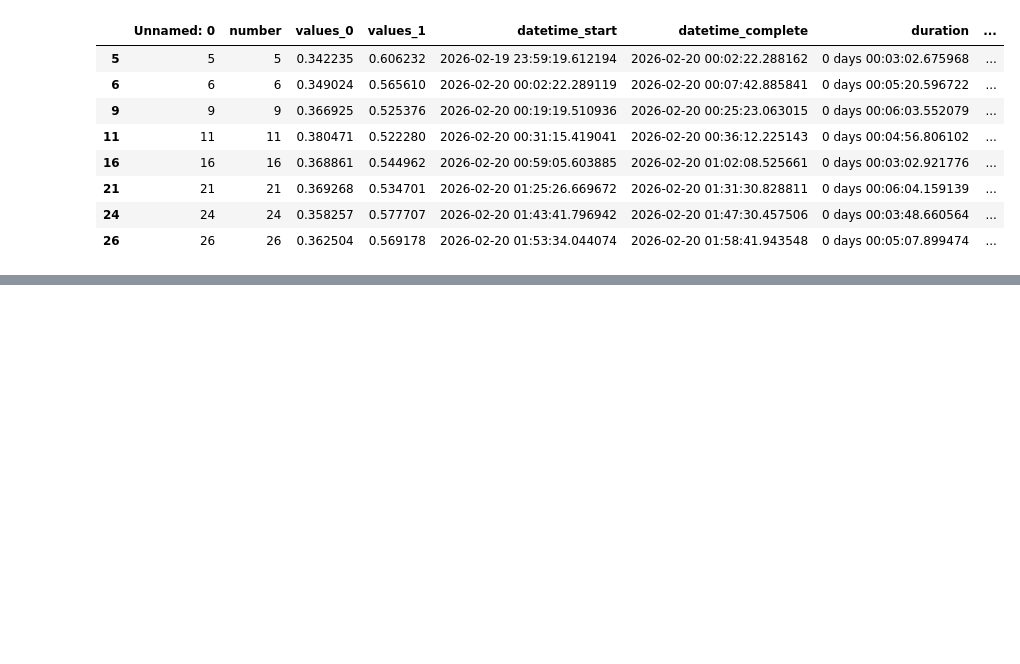
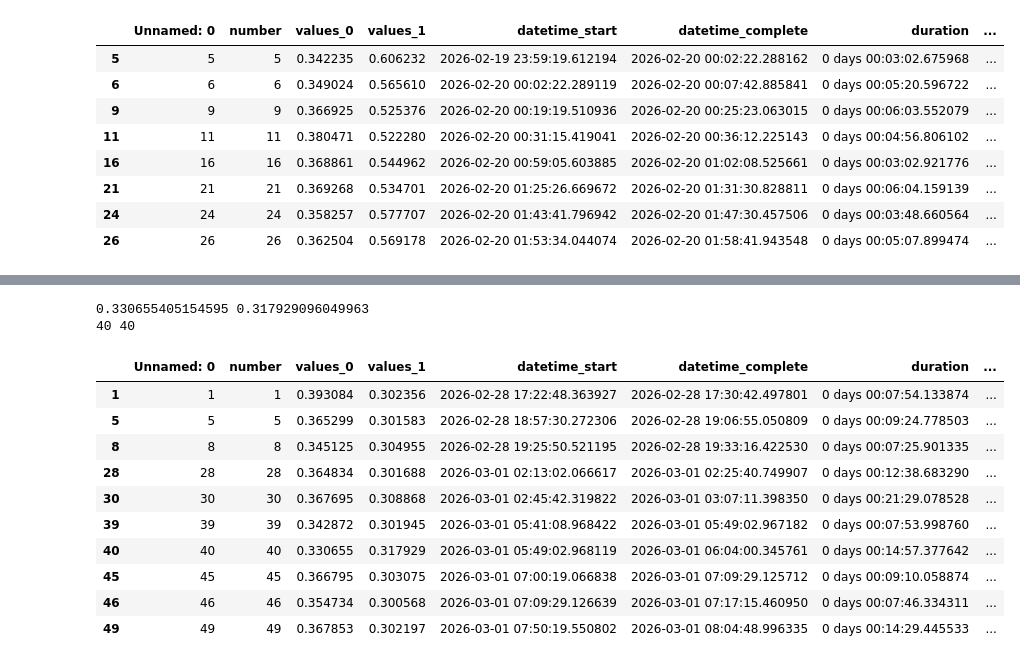
Before and after one commit to mawaskow/polianna_work, a Jupyter notebook: hyptuning.ipynb, the cells around one changed output, grey strips where cells are left out. Drawn from its saved outputs; the diff is of its cells as text; code cells hidden in the pictures; blank space fills up the shorter version.

Commit message:
mhead hyptuning except modernber b-e

```diff
--- a/hyptuning.ipynb
+++ b/hyptuning.ipynb
@@ -74,0 +177,28 @@ df.iloc[[5, 6, 9, 11, 16, 21, 24, 26]]
+# %%
+l = "a"
+htype = "mhead"
+mn = "answerdotai/ModernBERT-base"
+df = pd.read_csv(f"{cwd}/results/{l}/{htype}/hyptuning_{mn.split('/')[-1]}.csv")
+el_vals = df["values_0"]
+f1_vals = df["values_1"]
+print(el_vals.min(), f1_vals.max())
+id_besteval = list(el_vals).index(el_vals.min())
+id_bestf1 = list(f1_vals).index(f1_vals.max())
+print(id_besteval,id_bestf1)
+
+df
+df[df["values_1"]>0.3]
+# %% [output]
+0.330655405154595 0.317929096049963
+40 40
+|  | Unnamed: 0 | number | values_0 | values_1 | datetime_start | datetime_complete | duration | ... |
+| 1 | 1 | 1 | 0.393084 | 0.302356 | 2026-02-28 17:22:48.363927 | 2026-02-28 17:30:42.497801 | 0 days 00:07:54.133874 | ... |
+| 5 | 5 | 5 | 0.365299 | 0.301583 | 2026-02-28 18:57:30.272306 | 2026-02-28 19:06:55.050809 | 0 days 00:09:24.778503 | ... |
+| 8 | 8 | 8 | 0.345125 | 0.304955 | 2026-02-28 19:25:50.521195 | 2026-02-28 19:33:16.422530 | 0 days 00:07:25.901335 | ... |
+| 28 | 28 | 28 | 0.364834 | 0.301688 | 2026-03-01 02:13:02.066617 | 2026-03-01 02:25:40.749907 | 0 days 00:12:38.683290 | ... |
+| 30 | 30 | 30 | 0.367695 | 0.308868 | 2026-03-01 02:45:42.319822 | 2026-03-01 03:07:11.398350 | 0 days 00:21:29.078528 | ... |
+| 39 | 39 | 39 | 0.342872 | 0.301945 | 2026-03-01 05:41:08.968422 | 2026-03-01 05:49:02.967182 | 0 days 00:07:53.998760 | ... |
+| 40 | 40 | 40 | 0.330655 | 0.317929 | 2026-03-01 05:49:02.968119 | 2026-03-01 06:04:00.345761 | 0 days 00:14:57.377642 | ... |
+| 45 | 45 | 45 | 0.366795 | 0.303075 | 2026-03-01 07:00:19.066838 | 2026-03-01 07:09:29.125712 | 0 days 00:09:10.058874 | ... |
+| 46 | 46 | 46 | 0.354734 | 0.300568 | 2026-03-01 07:09:29.126639 | 2026-03-01 07:17:15.460950 | 0 days 00:07:46.334311 | ... |
+| 49 | 49 | 49 | 0.367853 | 0.302197 | 2026-03-01 07:50:19.550802 | 2026-03-01 08:04:48.996335 | 0 days 00:14:29.445533 | ... |
```
Also changed, not shown: parts of 4 cells of this notebook, 19 other files.
